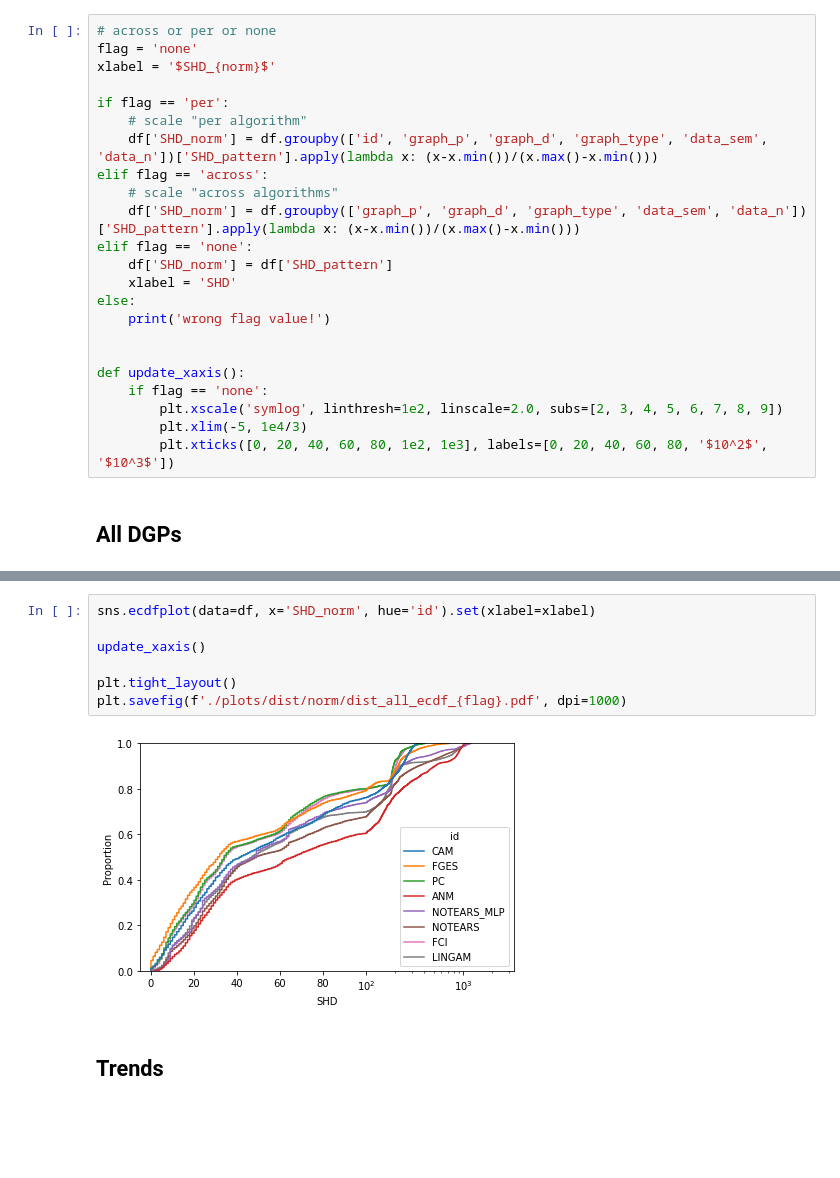
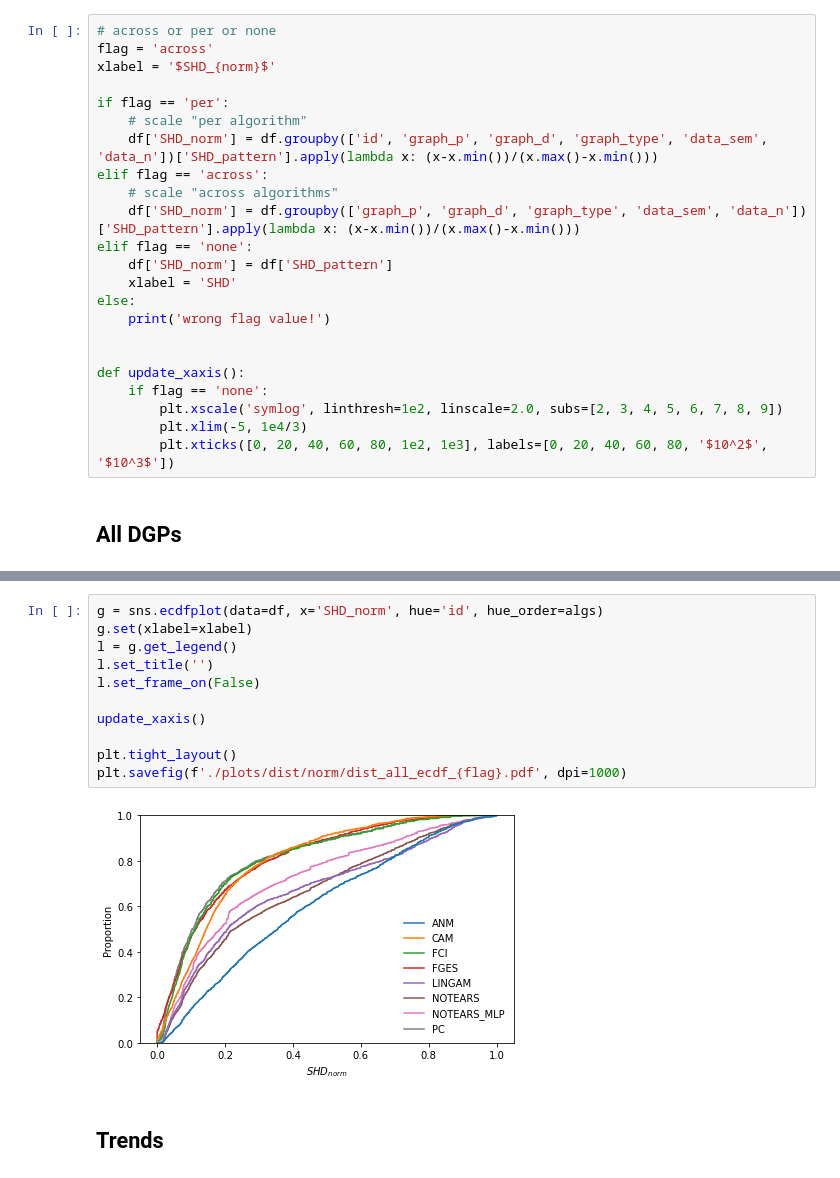
Before and after one commit to misoc-mml/hyperparams-causal-discovery, a Jupyter notebook: hyperparams/hyperparams_dist_norm.ipynb, the cells around one changed output, grey strips where cells are left out. Saved outputs shown, nothing was run; the diff lists cells and outputs as text; blank space fills up the shorter version.

```diff
--- a/hyperparams/hyperparams_dist_norm.ipynb
+++ b/hyperparams/hyperparams_dist_norm.ipynb
@@ -9,7 +9,7 @@ df = ut.extract_cols(df)
 df['id'] = df.apply(lambda x: x['id'].upper(), axis=1)
 # %%
 # across or per or none
-flag = 'none'
+flag = 'across'
 xlabel = '$SHD_{norm}$'
 
 if flag == 'per':
@@ -61,12 +61,16 @@ plt.savefig(f'./plots/dist/norm/dist_all_box_{flag}.pdf', dpi=1000)
 # %%
-sns.ecdfplot(data=df, x='SHD_norm', hue='id').set(xlabel=xlabel)
+g = sns.ecdfplot(data=df, x='SHD_norm', hue='id', hue_order=algs)
+g.set(xlabel=xlabel)
+l = g.get_legend()
+l.set_title('')
+l.set_frame_on(False)
 
 update_xaxis()
 
 plt.tight_layout()
 plt.savefig(f'./plots/dist/norm/dist_all_ecdf_{flag}.pdf', dpi=1000)
 # %% [output]
-[figure, old version]
+[figure, new version]
 # %% [markdown]
 ## Trends
 # %%
```
Also changed, not shown: parts of 4 cells of this notebook, 11 other files.
